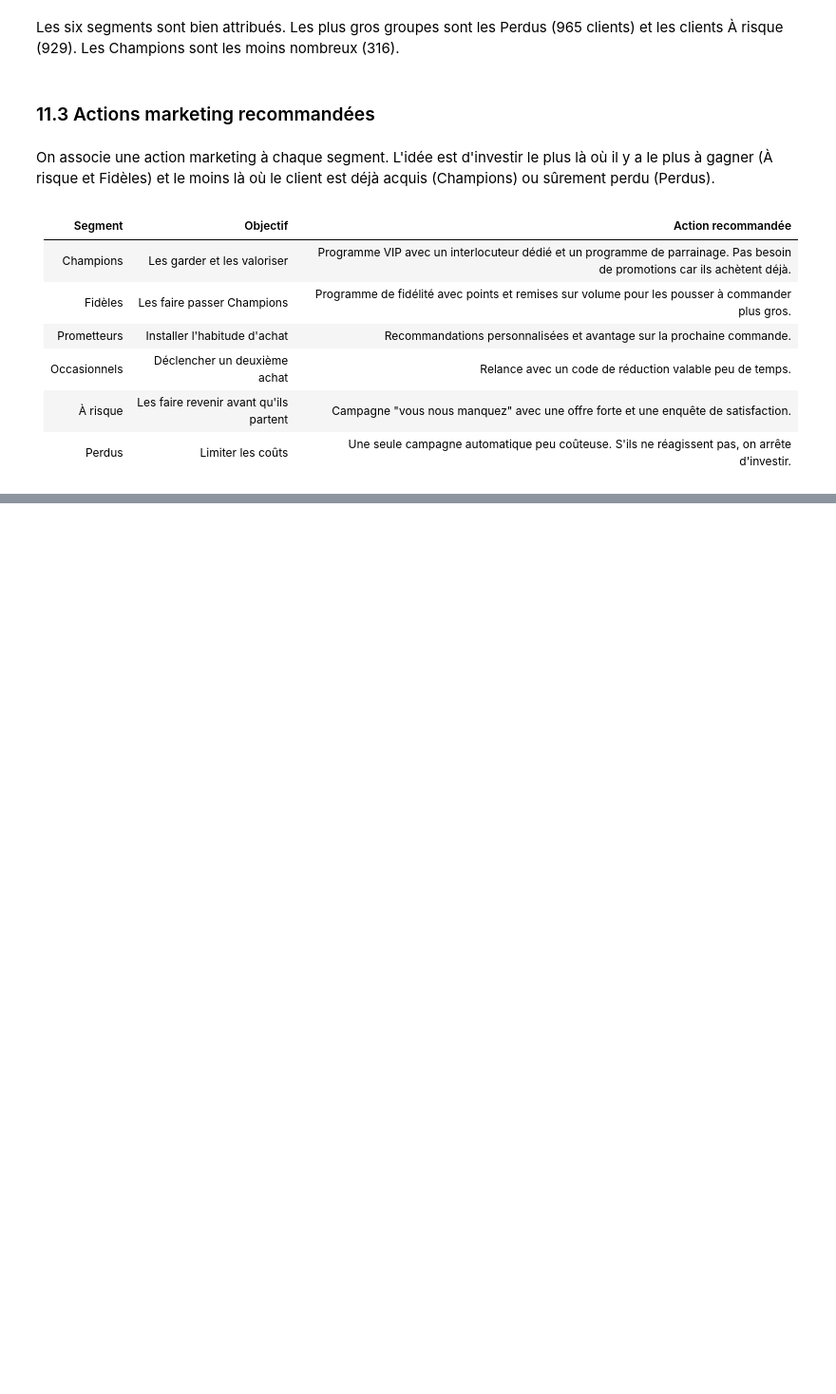
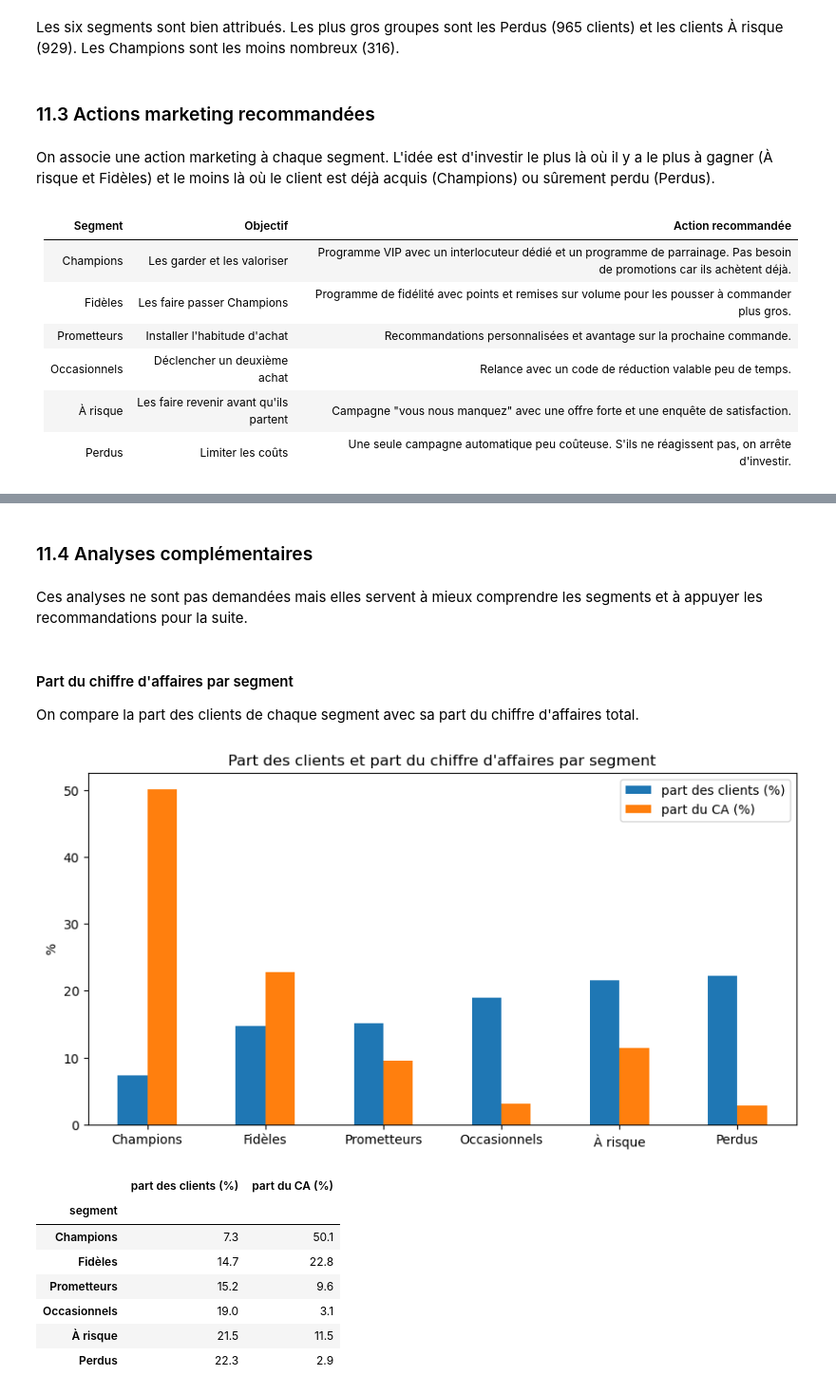
Before and after one commit to Zohair69/globalshop-rfm, a Jupyter notebook: notebooks/online_retail_clustering_rfm.ipynb, the cells around one changed output, grey strips where cells are left out. Shown at 95% size. Saved outputs shown, nothing was run; the diff lists cells and outputs as text; code cells hidden in the pictures; blank space fills up the shorter version.

Commit message:
Analyses complémentaires : part du CA, effet Noël et pays par segment

```diff
--- a/notebooks/online_retail_clustering_rfm.ipynb
+++ b/notebooks/online_retail_clustering_rfm.ipynb
@@ -1878,3 +1878,16 @@ On associe une action marketing à chaque segment. L'idée est d'investir le plu
 | Occasionnels | Déclencher un deuxième achat | Relance avec un code de réduction valable peu de temps. |
 | À risque | Les faire revenir avant qu'ils partent | Campagne "vous nous manquez" avec une offre forte et une enquête de satisfaction. |
 | Perdus | Limiter les coûts | Une seule campagne automatique peu coûteuse. S'ils ne réagissent pas, on arrête d'investir. |
+# %%
+# On associe une action marketing à chaque segment et on l'ajoute dans rfm
+actions_segments = {
+    "Champions": "Programme VIP avec un interlocuteur dédié et un programme de parrainage",
+    "Fidèles": "Programme de fidélité avec points et remises sur volume",
+    "Prometteurs": "Recommandations personnalisées et avantage sur la prochaine commande",
+    "Occasionnels": "Relance avec un code de réduction valable peu de temps",
+    "À risque": "Campagne 'vous nous manquez' avec une offre forte et une enquête de satisfaction",
+    "Perdus": "Une seule campagne automatique peu coûteuse puis arrêt de l'investissement"
+}
+
+rfm["action"] = rfm["segment"].map(actions_segments)
+rfm[["segment", "action"]].drop_duplicates().reset_index(drop=True)
@@ -1880,0 +1902,33 @@ On associe une action marketing à chaque segment. L'idée est d'investir le plu
+# %% [markdown]
+### 11.4 Analyses complémentaires
+# %% [markdown]
+Ces analyses ne sont pas demandées mais elles servent à mieux comprendre les segments et à appuyer les recommandations pour la suite.
+# %% [markdown]
+#### Part du chiffre d'affaires par segment
+On compare la part des clients de chaque segment avec sa part du chiffre d'affaires total.
+# %%
+# Part des clients et part du chiffre d'affaires de chaque segment, en barres côte à côte
+ordre = ["Champions", "Fidèles", "Prometteurs", "Occasionnels", "À risque", "Perdus"]
+
+parts = pd.DataFrame({
+    "part des clients (%)": rfm["segment"].value_counts(normalize=True) * 100,
+    "part du CA (%)": rfm.groupby("segment")["montant"].sum() / rfm["montant"].sum() * 100
+}).loc[ordre].round(1)
+
+parts.plot(kind="bar", figsize=(10, 5), rot=0)
+plt.title("Part des clients et part du chiffre d'affaires par segment")
+plt.ylabel("%")
+plt.xlabel("")
+plt.show()
+
+parts
+# %% [output]
+[figure, added]
+|  | part des clients (%) | part du CA (%) |
+| segment |  |  |
+| Champions | 7.3 | 50.1 |
+| Fidèles | 14.7 | 22.8 |
+| Prometteurs | 15.2 | 9.6 |
+| Occasionnels | 19.0 | 3.1 |
+| À risque | 21.5 | 11.5 |
+| Perdus | 22.3 | 2.9 |
```
Also changed, not shown: parts of 8 cells of this notebook.
